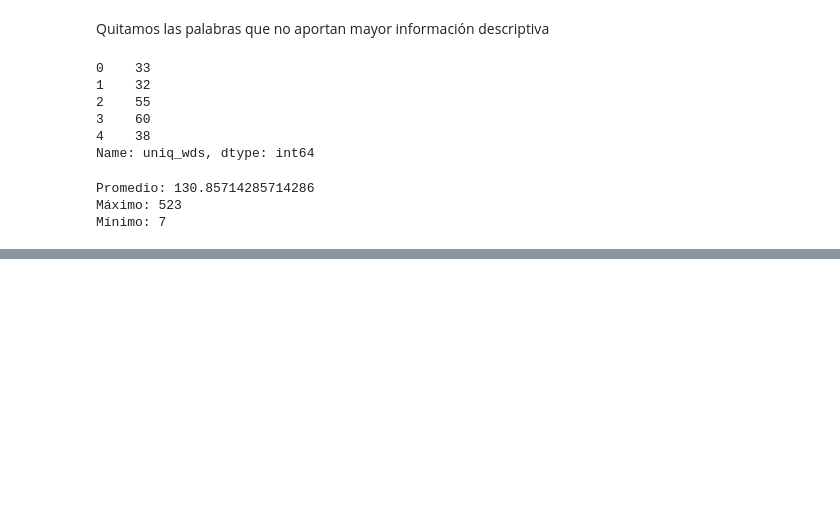
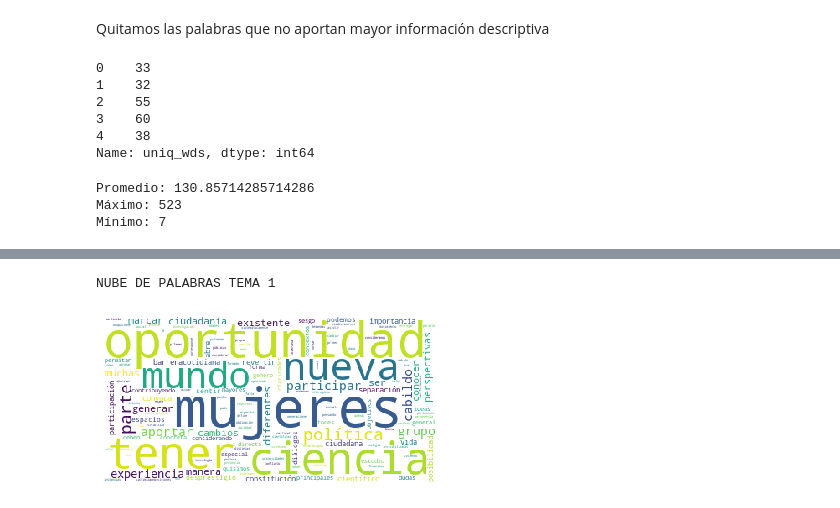
Before and after one commit to cinthyaleonor/mujeres_stem, a Jupyter notebook: cabildo_01.ipynb, the cells around one changed output, grey strips where cells are left out. Drawn from its saved outputs; the diff is of its cells as text; code cells hidden in the pictures; blank space fills up the shorter version.

```diff
--- a/cabildo_01.ipynb
+++ b/cabildo_01.ipynb
@@ -78,0 +127,8 @@ Realizamos el mapa de palabras para verlo más bonito
+# %%
+print("NUBE DE PALABRAS TEMA 1")
+plt.imshow(wordcloud_01)
+plt.axis("off")
+plt.show()
+# %% [output]
+NUBE DE PALABRAS TEMA 1
+[figure, added]
```
Also changed, not shown: parts of 14 cells of this notebook.
